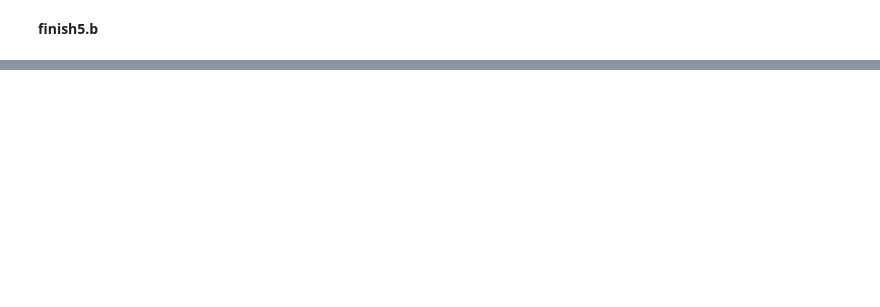
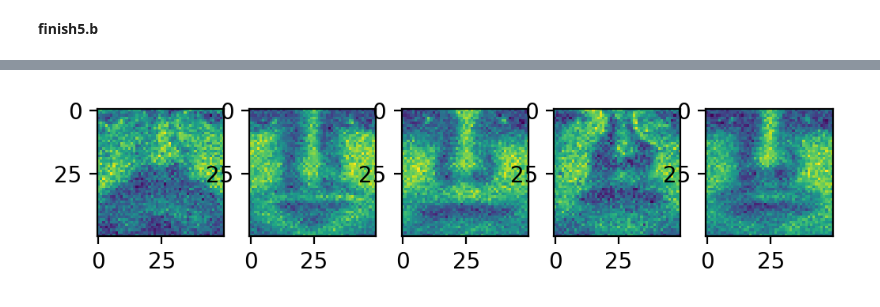
Before and after one commit to Francis-Buger/02458_project, a Jupyter notebook: cognitive_modeling.ipynb, the cells around one changed output, grey strips where cells are left out. Cells and saved outputs as stored; diff of their text form; code cells hidden in the pictures; blank space fills up the shorter version.

```diff
--- a/cognitive_modeling.ipynb
+++ b/cognitive_modeling.ipynb
@@ -450,0 +500,53 @@ torch.Size([10, 2500])
+# %%
+import random
+test_idx = [random.randint(0,297) for i in range(5)]
+# print(test_idx)
+
+test_x_np = sequence_imgs[test_idx,:]
+test_x = torch.from_numpy(test_x_np).float()
+test_output = net(test_x)
+
+# V 是网络权重 2500 * 50
+V = net.state_dict()['FNN.0.weight'].detach().numpy() # 50*2500
+# V = V.T # 2500*50
+Z = test_output.detach().numpy() # 5*50
+
+feature_nums = 100
+
+invert_transfrom = Z[:,:feature_nums] @ V[:feature_nums,:] # 5*2500
+
+for i in range(invert_transfrom.shape[0]):
+    plt.subplot(1,5,i+1)
+    img = np.reshape(invert_transfrom[i,:],(ori_image_size,ori_image_size)) + mean_value
+    plt.imshow(img)
+
+
+# print(test_output.shape)
+
+# X_img = U * theta * V.T
+# 298 * 50 = (298 * 298) * (298,) * (298,50)
+
+# w = Z[:50] @ v[:50]
+
+# W = Z[:,range(K)] @ V[:,range(K)].T # 选取前K个主成分压缩后的数据进行复原
+# D = len(nD) # 前面定义了nd = range(6)，即本次要随机复原哪几张图片
+# for d in range(D):
+#     digit_ix = np.random.randint(0,N)
+#     subplot(2, D, d+1) # 为什么要+1，因为subbplot是从1开始计数索引的
+#     I = np.reshape(X[digit_ix,:], (16,16))
+#     imshow(I, cmap=cm.Blues)
+#     title('Original')
+#     subplot(2, D, D+d+1) # 复原后图片的展示位置
+#     I = np.reshape(W[digit_ix,:]+X.mean(0), (16,16)) # 当时处理原始数据时坐标系归零了
+#     imshow(I, cmap=cm.Greens)
+#     title('Reconstr.');
+# output(50) 就是这个Z
+# 网络的权重就是 V.T
+
+# print(net.state_dict()['FNN.0.weight'])
+# table = net.state_dict()['FNN.0.weight'].detach().numpy().tolist()
+# from IPython.core.display import display, HTML
+# from tabulate import tabulate
+# display(HTML('<h2>weight(pc vectors)</h2>'+ tabulate(table, tablefmt='html')))
+# %% [output]
+[figure, added]
```
Also changed, not shown: parts of 16 cells of this notebook, 1 other file.
